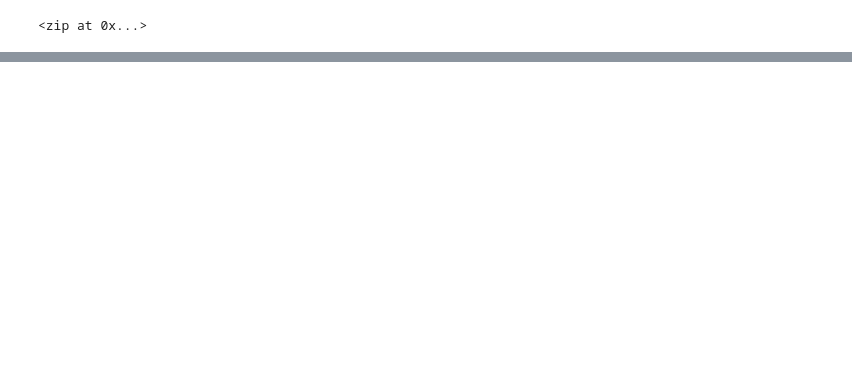
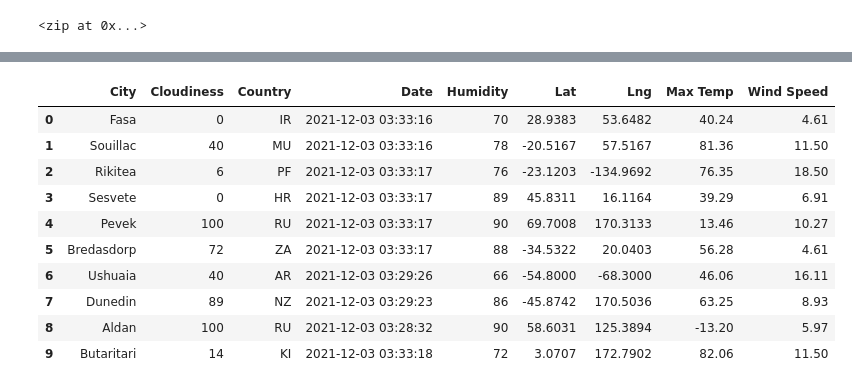
Before and after one commit to SheaButta/World_Weather_Analysis, a Jupyter notebook: WeatherPy.ipynb, the cells around one changed output, grey strips where cells are left out. Saved outputs shown, nothing was run; the diff lists cells and outputs as text; code cells hidden in the pictures; blank space fills up the shorter version.

Commit message:
Modifying .gitignore and adding WeatherPy.ipynb

```diff
--- a/WeatherPy.ipynb
+++ b/WeatherPy.ipynb
@@ -35,0 +42,4 @@ len(cities)
+# %%
+# Starting URL for Weather Map API Call.
+url = "http://api.openweathermap.org/data/2.5/weather?units=Imperial&APPID=" + weather_api_key
+print(url)
@@ -35,0 +133,20 @@ len(cities)
+# %%
+# Convert the array of dictionaries to a Pandas DataFrame.
+city_data_df = pd.DataFrame(city_data)
+
+#Change the order of columns
+new_column_order = ["City","Cloudiness","Country","Date","Humidity", "Lat","Lng","Max Temp", "Wind Speed"]
+city_data_df = city_data_df[new_column_order]
+city_data_df.head(10)
+# %% [output]
+|  | City | Cloudiness | Country | Date | Humidity | Lat | Lng | Max Temp | Wind Speed |
+| 0 | Fasa | 0 | IR | 2021-12-03 03:33:16 | 70 | 28.9383 | 53.6482 | 40.24 | 4.61 |
+| 1 | Souillac | 40 | MU | 2021-12-03 03:33:16 | 78 | -20.5167 | 57.5167 | 81.36 | 11.50 |
+| 2 | Rikitea | 6 | PF | 2021-12-03 03:33:17 | 76 | -23.1203 | -134.9692 | 76.35 | 18.50 |
+| 3 | Sesvete | 0 | HR | 2021-12-03 03:33:17 | 89 | 45.8311 | 16.1164 | 39.29 | 6.91 |
+| 4 | Pevek | 100 | RU | 2021-12-03 03:33:17 | 90 | 69.7008 | 170.3133 | 13.46 | 10.27 |
+| 5 | Bredasdorp | 72 | ZA | 2021-12-03 03:33:17 | 88 | -34.5322 | 20.0403 | 56.28 | 4.61 |
+| 6 | Ushuaia | 40 | AR | 2021-12-03 03:29:26 | 66 | -54.8000 | -68.3000 | 46.06 | 16.11 |
+| 7 | Dunedin | 89 | NZ | 2021-12-03 03:29:23 | 86 | -45.8742 | 170.5036 | 63.25 | 8.93 |
+| 8 | Aldan | 100 | RU | 2021-12-03 03:28:32 | 90 | 58.6031 | 125.3894 | -13.20 | 5.97 |
+| 9 | Butaritari | 14 | KI | 2021-12-03 03:33:18 | 72 | 3.0707 | 172.7902 | 82.06 | 11.50 |
```
Also changed, not shown: parts of 7 cells of this notebook, 1 other file.
